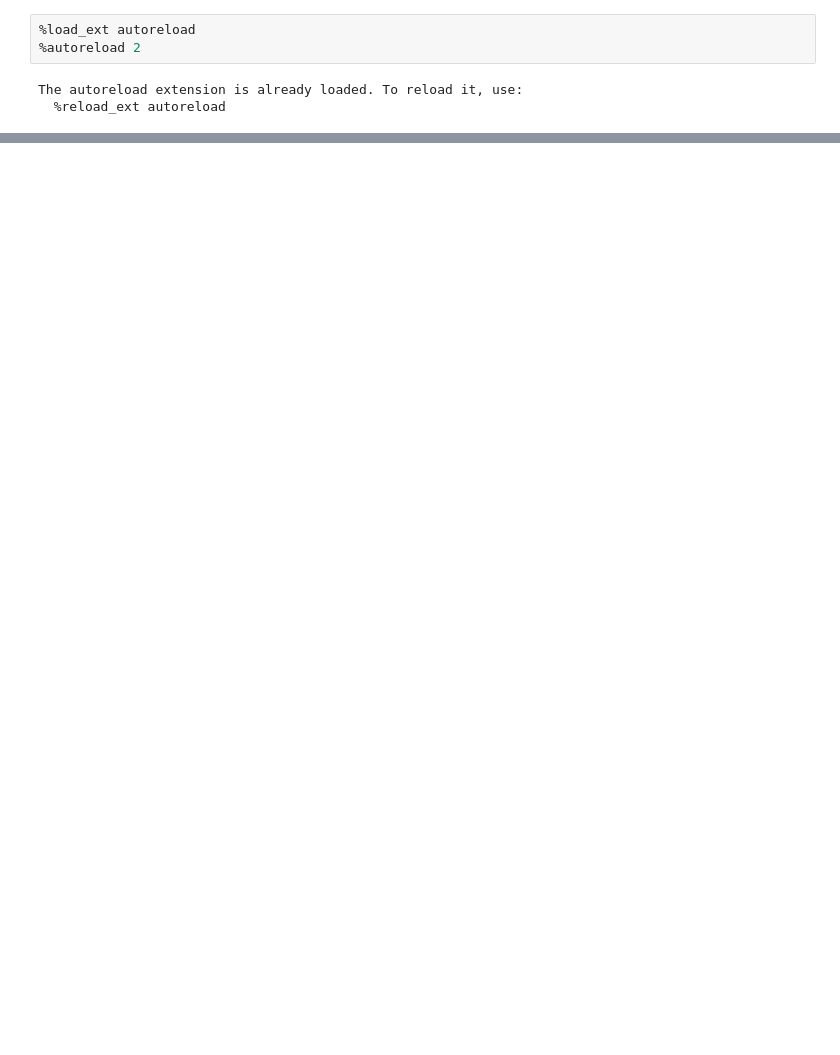
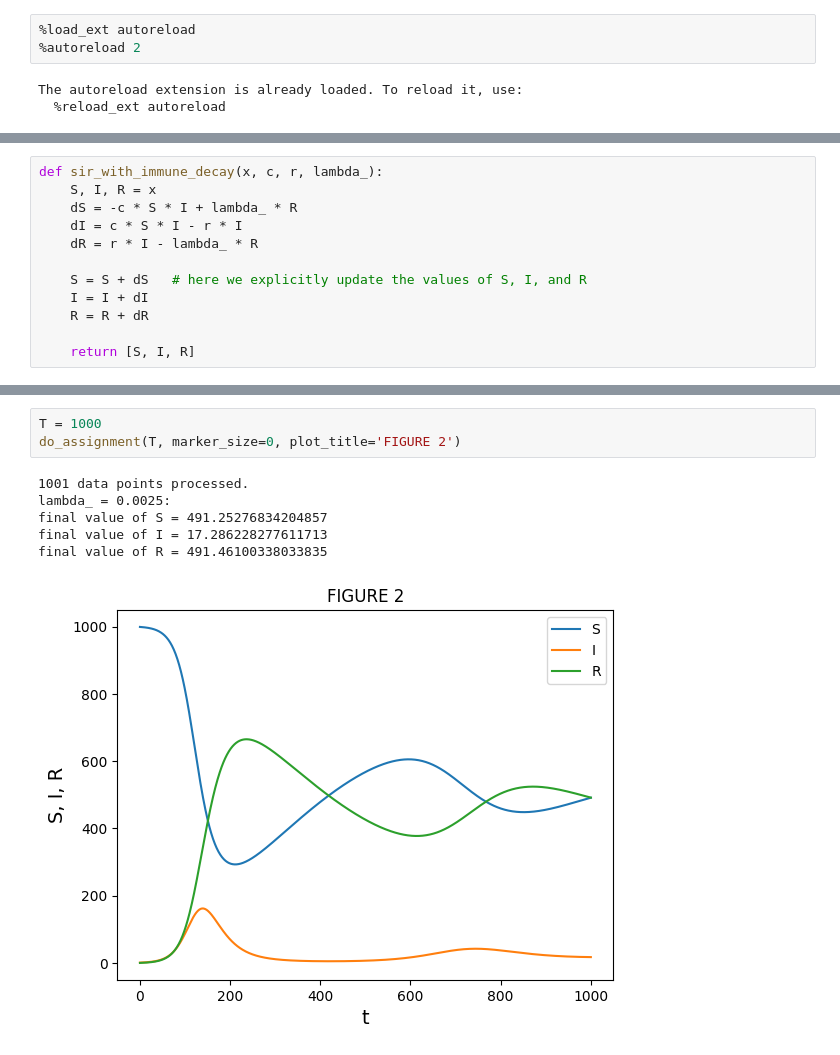
Before and after one commit to peterdresslar/Dresslar_CAS522, a Jupyter notebook: notebooks/Dresslar_CAS522_M4.ipynb, the cells around one changed output, grey strips where cells are left out. Drawn from its saved outputs; the diff is of its cells as text; blank space fills up the shorter version.

```diff
--- a/notebooks/Dresslar_CAS522_M4.ipynb
+++ b/notebooks/Dresslar_CAS522_M4.ipynb
@@ -56,0 +73,12 @@ final value of R = 490.2402721534584
+# %%
+def sir_with_immune_decay(x, c, r, lambda_):
+    S, I, R = x
+    dS = -c * S * I + lambda_ * R
+    dI = c * S * I - r * I
+    dR = r * I - lambda_ * R
+
+    S = S + dS   # here we explicitly update the values of S, I, and R
+    I = I + dI
+    R = R + dR
+
+    return [S, I, R]
@@ -56,0 +141,10 @@ final value of R = 490.2402721534584
+# %%
+T = 1000
+do_assignment(T, marker_size=0, plot_title='FIGURE 2')
+# %% [output]
+1001 data points processed.
+lambda_ = 0.0025:
+final value of S = 491.25276834204857
+final value of I = 17.286228277611713
+final value of R = 491.46100338033835
+[figure, added]
```
Also changed, not shown: parts of 7 cells of this notebook, 1 other file.
